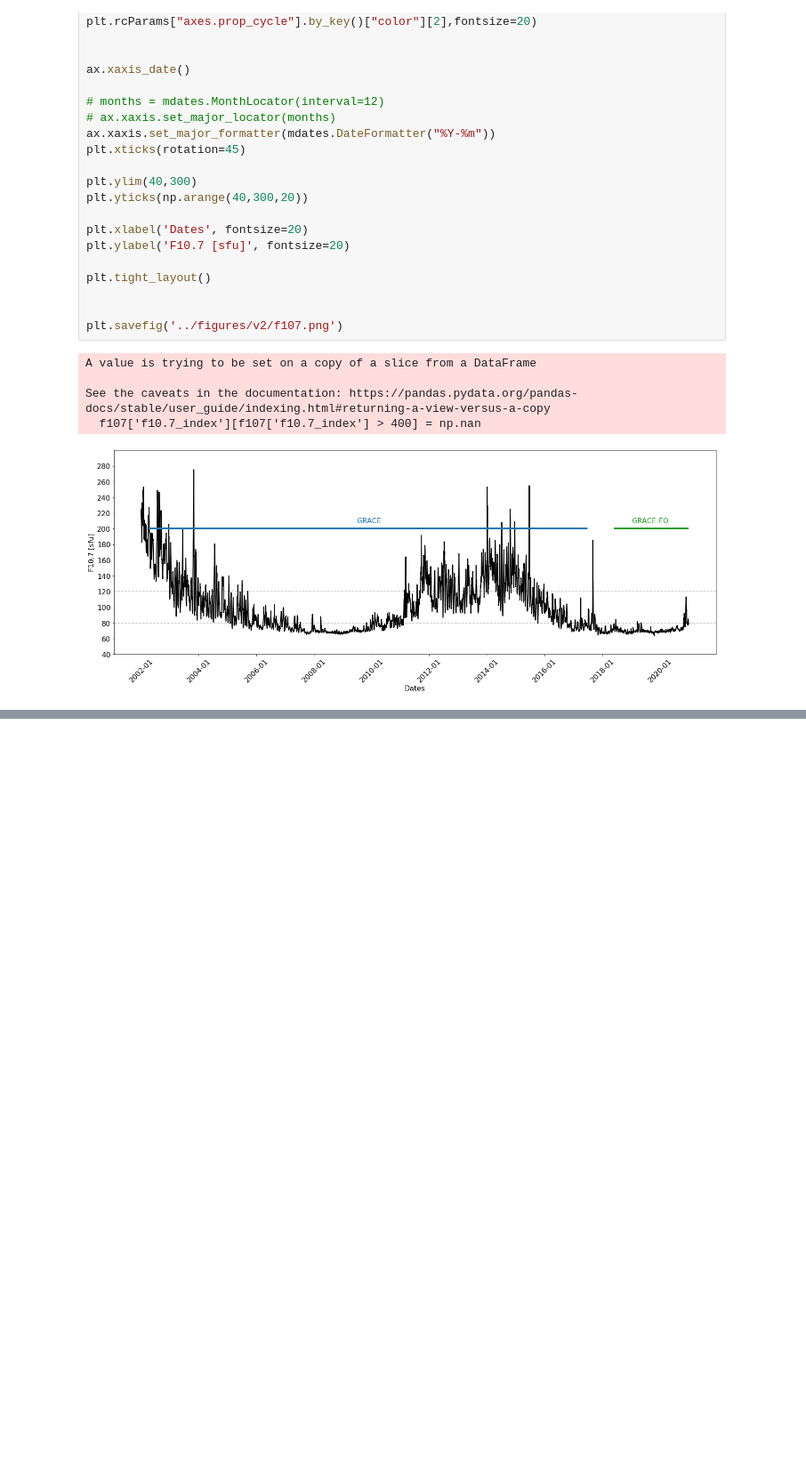
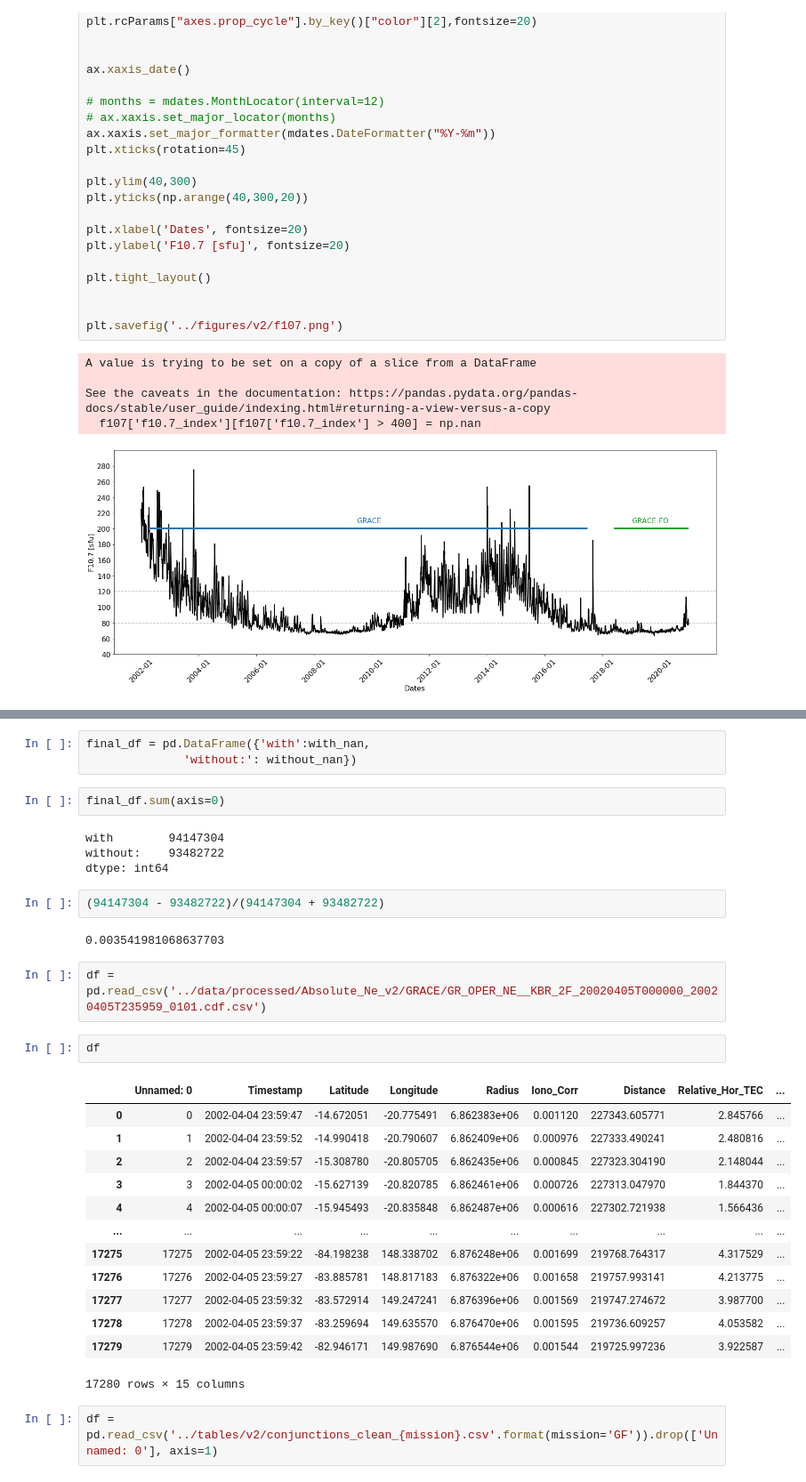
Before and after one commit to andyismapping/mscthesis_v2, a Jupyter notebook: aux_plots_tables.ipynb, the cells around one changed output, grey strips where cells are left out. Shown at 89% size. Drawn from its saved outputs; the diff is of its cells as text; blank space fills up the shorter version.

```diff
--- a/aux_plots_tables.ipynb
+++ b/aux_plots_tables.ipynb
@@ -168,0 +204,33 @@ See the caveats in the documentation: https://pandas.pydata.org/pandas-docs/stab
+# %%
+final_df = pd.DataFrame({'with':with_nan,
+              'without:': without_nan})
+# %%
+final_df.sum(axis=0)
+# %% [output]
+with        94147304
+without:    93482722
+dtype: int64
+# %%
+(94147304 - 93482722)/(94147304 + 93482722)
+# %% [output]
+0.003541981068637703
+# %%
+df = pd.read_csv('../data/processed/Absolute_Ne_v2/GRACE/GR_OPER_NE__KBR_2F_20020405T000000_20020405T235959_0101.cdf.csv')
+# %%
+df
+# %% [output]
+|  | Unnamed: 0 | Timestamp | Latitude | Longitude | Radius | Iono_Corr | Distance | Relative_Hor_TEC | ... |
+| 0 | 0 | 2002-04-04 23:59:47 | -14.672051 | -20.775491 | 6.862383e+06 | 0.001120 | 227343.605771 | 2.845766 | ... |
+| 1 | 1 | 2002-04-04 23:59:52 | -14.990418 | -20.790607 | 6.862409e+06 | 0.000976 | 227333.490241 | 2.480816 | ... |
+| 2 | 2 | 2002-04-04 23:59:57 | -15.308780 | -20.805705 | 6.862435e+06 | 0.000845 | 227323.304190 | 2.148044 | ... |
+| 3 | 3 | 2002-04-05 00:00:02 | -15.627139 | -20.820785 | 6.862461e+06 | 0.000726 | 227313.047970 | 1.844370 | ... |
+| 4 | 4 | 2002-04-05 00:00:07 | -15.945493 | -20.835848 | 6.862487e+06 | 0.000616 | 227302.721938 | 1.566436 | ... |
+| ... | ... | ... | ... | ... | ... | ... | ... | ... | ... |
+| 17275 | 17275 | 2002-04-05 23:59:22 | -84.198238 | 148.338702 | 6.876248e+06 | 0.001699 | 219768.764317 | 4.317529 | ... |
+| 17276 | 17276 | 2002-04-05 23:59:27 | -83.885781 | 148.817183 | 6.876322e+06 | 0.001658 | 219757.993141 | 4.213775 | ... |
+| 17277 | 17277 | 2002-04-05 23:59:32 | -83.572914 | 149.247241 | 6.876396e+06 | 0.001569 | 219747.274672 | 3.987700 | ... |
+| 17278 | 17278 | 2002-04-05 23:59:37 | -83.259694 | 149.635570 | 6.876470e+06 | 0.001595 | 219736.609257 | 4.053582 | ... |
+| 17279 | 17279 | 2002-04-05 23:59:42 | -82.946171 | 149.987690 | 6.876544e+06 | 0.001544 | 219725.997236 | 3.922587 | ... |
+17280 rows × 15 columns
+# %%
+df = pd.read_csv('../tables/v2/conjunctions_clean_{mission}.csv'.format(mission='GF')).drop(['Unnamed: 0'], axis=1)
```
Also changed, not shown: parts of 20 cells of this notebook, 2 other files.
